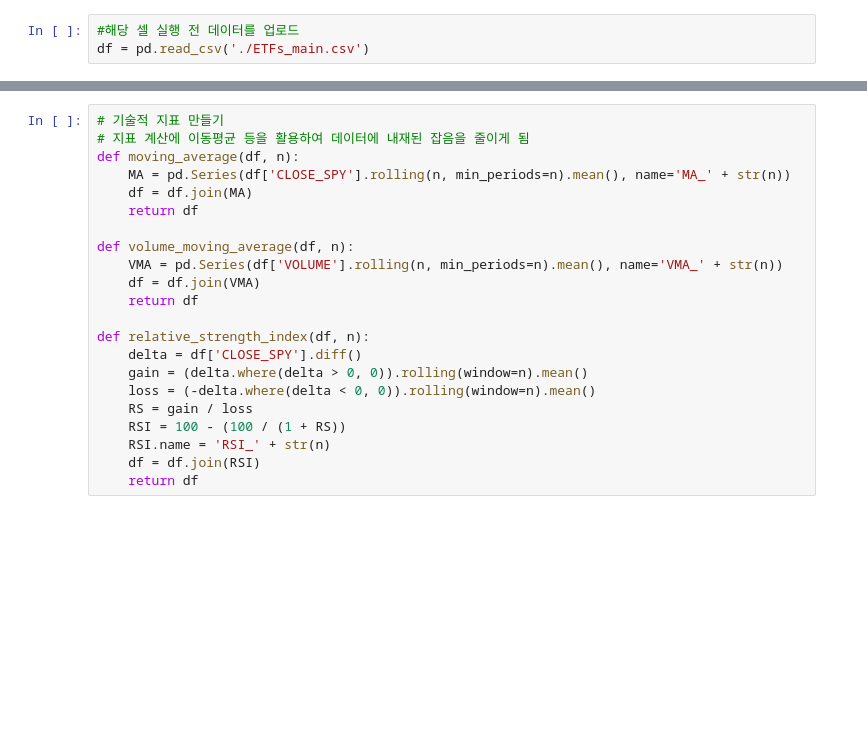
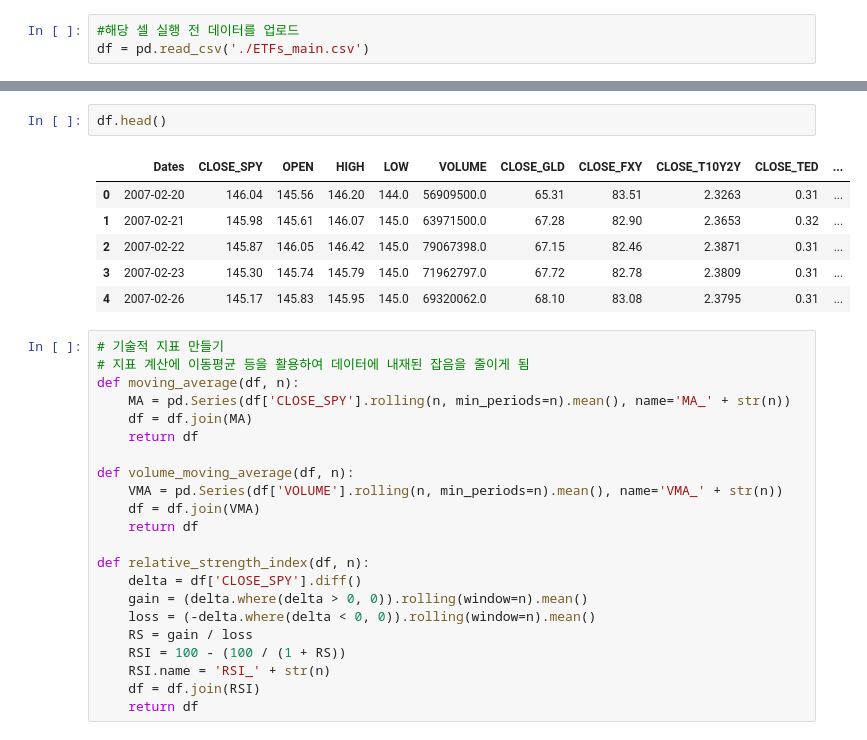
Before and after one commit to larcenous/finance_ai_2025, a Jupyter notebook: chapter2/실습1_머신러닝을_이용한_투자_전략.ipynb, the cells around one changed output, grey strips where cells are left out. Drawn from its saved outputs; the diff is of its cells as text; blank space fills up the shorter version.

```diff
--- a/chapter2/실습1_머신러닝을_이용한_투자_전략.ipynb
+++ b/chapter2/실습1_머신러닝을_이용한_투자_전략.ipynb
@@ -58,3 +74,12 @@ df = pd.read_csv('./ETFs_main.csv')
+# %%
+df.head()
+# %% [output]
+|  | Dates | CLOSE_SPY | OPEN | HIGH | LOW | VOLUME | CLOSE_GLD | CLOSE_FXY | CLOSE_T10Y2Y | CLOSE_TED | ... |
+| 0 | 2007-02-20 | 146.04 | 145.56 | 146.20 | 144.0 | 56909500.0 | 65.31 | 83.51 | 2.3263 | 0.31 | ... |
+| 1 | 2007-02-21 | 145.98 | 145.61 | 146.07 | 145.0 | 63971500.0 | 67.28 | 82.90 | 2.3653 | 0.32 | ... |
+| 2 | 2007-02-22 | 145.87 | 146.05 | 146.42 | 145.0 | 79067398.0 | 67.15 | 82.46 | 2.3871 | 0.31 | ... |
+| 3 | 2007-02-23 | 145.30 | 145.74 | 145.79 | 145.0 | 71962797.0 | 67.72 | 82.78 | 2.3809 | 0.31 | ... |
+| 4 | 2007-02-26 | 145.17 | 145.83 | 145.95 | 145.0 | 69320062.0 | 68.10 | 83.08 | 2.3795 | 0.31 | ... |
 # %%
 # 기술적 지표 만들기
 # 지표 계산에 이동평균 등을 활용하여 데이터에 내재된 잡음을 줄이게 됨
```
Also changed, not shown: parts of 12 cells of this notebook.
